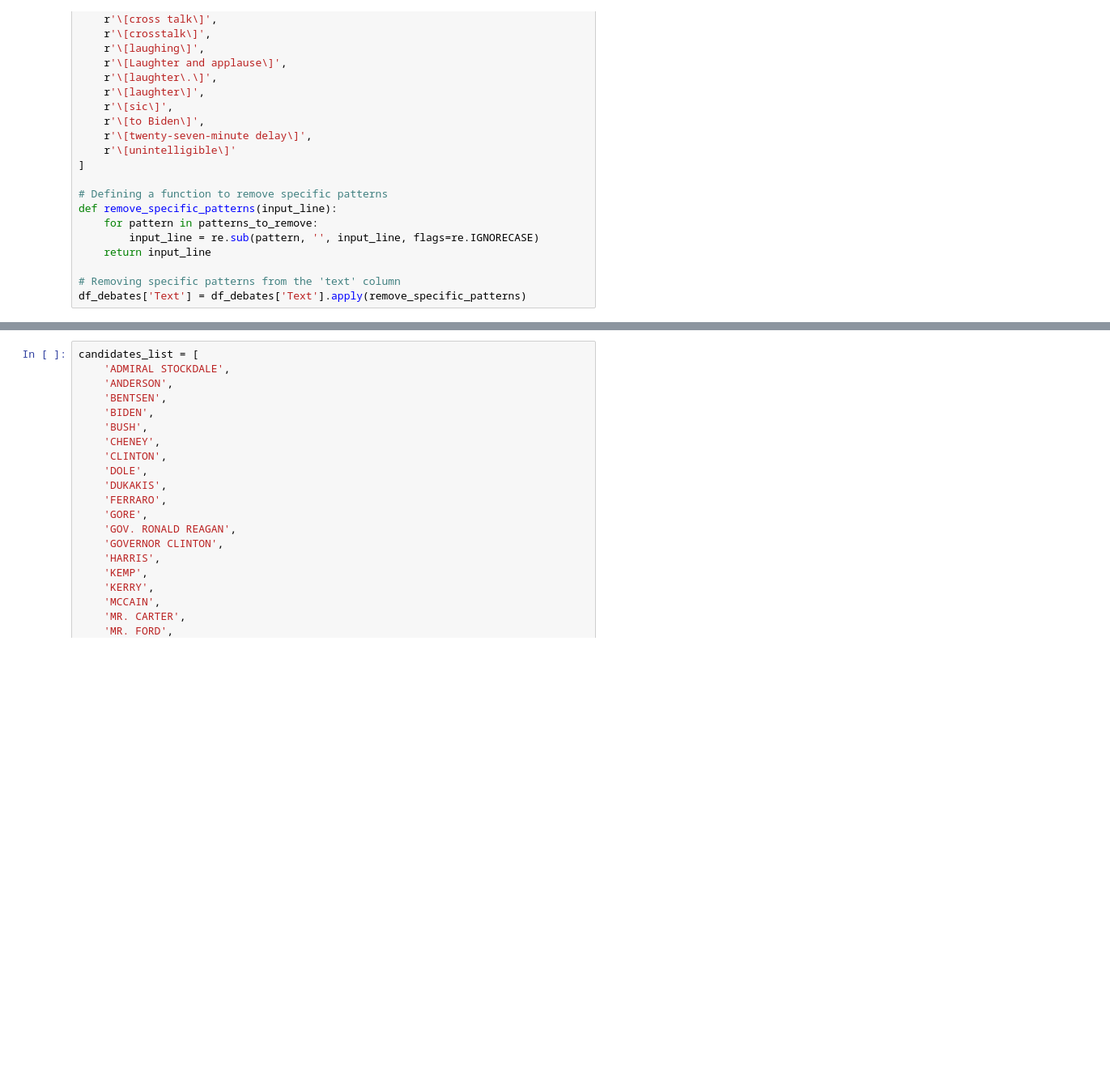
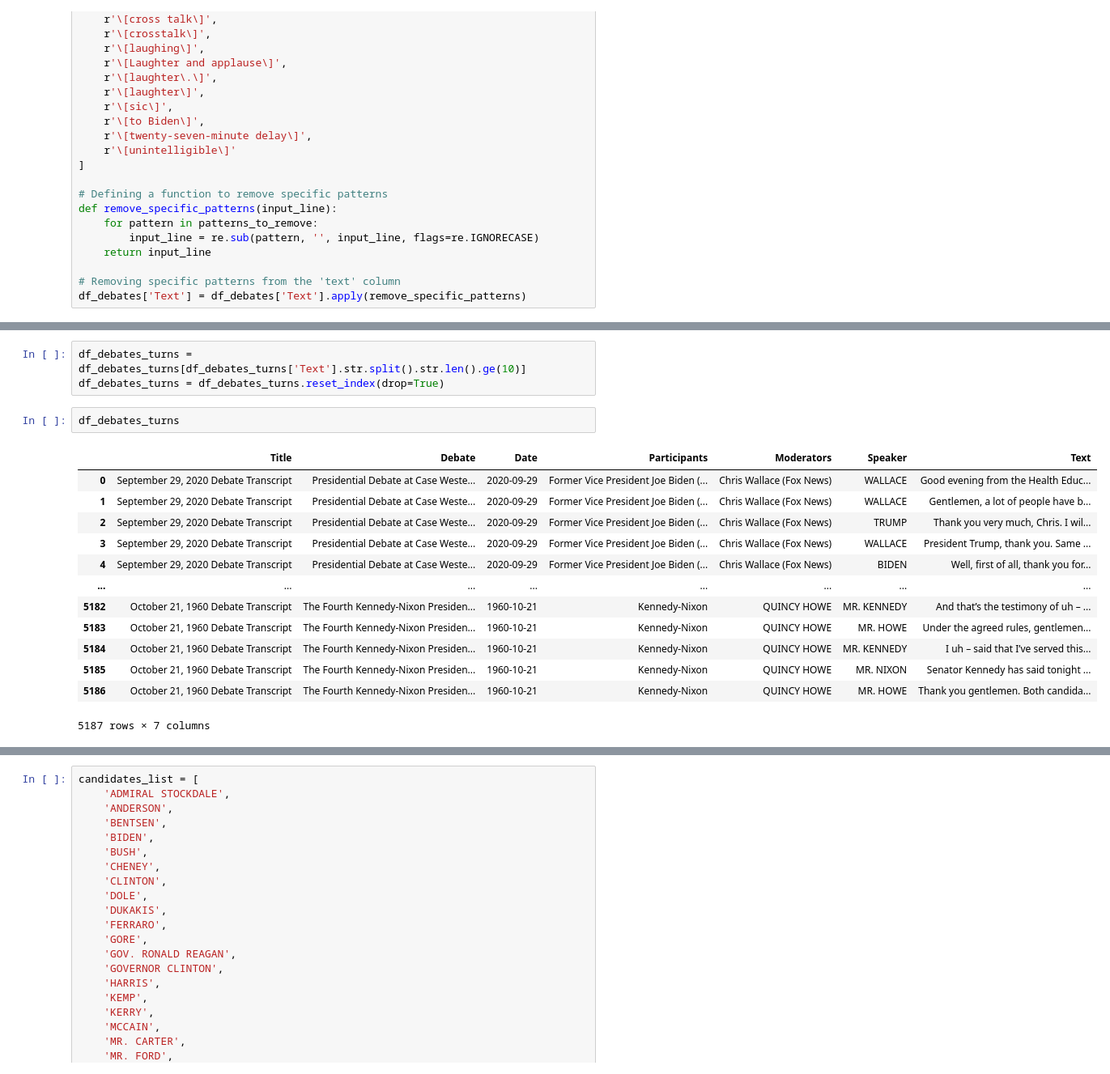
Before and after one commit to laelgelc/cl_st1_inrs, a Jupyter notebook: CL_St1_Ph2_INRS.ipynb, the cells around one changed output, grey strips where cells are left out. Shown at 81% size. Cells and saved outputs as stored; diff of their text form; blank space fills up the shorter version.

```diff
--- a/CL_St1_Ph2_INRS.ipynb
+++ b/CL_St1_Ph2_INRS.ipynb
@@ -311 +388,20 @@ df_debates
+# %%
+df_debates_turns = df_debates_turns[df_debates_turns['Text'].str.split().str.len().ge(10)]
+df_debates_turns = df_debates_turns.reset_index(drop=True)
+# %%
+df_debates_turns
+# %% [output]
+|  | Title | Debate | Date | Participants | Moderators | Speaker | Text |
+| 0 | September 29, 2020 Debate Transcript | Presidential Debate at Case Weste... | 2020-09-29 | Former Vice President Joe Biden (... | Chris Wallace (Fox News) | WALLACE | Good evening from the Health Educ... |
+| 1 | September 29, 2020 Debate Transcript | Presidential Debate at Case Weste... | 2020-09-29 | Former Vice President Joe Biden (... | Chris Wallace (Fox News) | WALLACE | Gentlemen, a lot of people have b... |
+| 2 | September 29, 2020 Debate Transcript | Presidential Debate at Case Weste... | 2020-09-29 | Former Vice President Joe Biden (... | Chris Wallace (Fox News) | TRUMP | Thank you very much, Chris. I wil... |
+| 3 | September 29, 2020 Debate Transcript | Presidential Debate at Case Weste... | 2020-09-29 | Former Vice President Joe Biden (... | Chris Wallace (Fox News) | WALLACE | President Trump, thank you. Same ... |
+| 4 | September 29, 2020 Debate Transcript | Presidential Debate at Case Weste... | 2020-09-29 | Former Vice President Joe Biden (... | Chris Wallace (Fox News) | BIDEN | Well, first of all, thank you for... |
+| ... | ... | ... | ... | ... | ... | ... | ... |
+| 5182 | October 21, 1960 Debate Transcript | The Fourth Kennedy-Nixon Presiden... | 1960-10-21 | Kennedy-Nixon | QUINCY HOWE | MR. KENNEDY | And that’s the testimony of uh – ... |
+| 5183 | October 21, 1960 Debate Transcript | The Fourth Kennedy-Nixon Presiden... | 1960-10-21 | Kennedy-Nixon | QUINCY HOWE | MR. HOWE | Under the agreed rules, gentlemen... |
+| 5184 | October 21, 1960 Debate Transcript | The Fourth Kennedy-Nixon Presiden... | 1960-10-21 | Kennedy-Nixon | QUINCY HOWE | MR. KENNEDY | I uh – said that I’ve served this... |
+| 5185 | October 21, 1960 Debate Transcript | The Fourth Kennedy-Nixon Presiden... | 1960-10-21 | Kennedy-Nixon | QUINCY HOWE | MR. NIXON | Senator Kennedy has said tonight ... |
+| 5186 | October 21, 1960 Debate Transcript | The Fourth Kennedy-Nixon Presiden... | 1960-10-21 | Kennedy-Nixon | QUINCY HOWE | MR. HOWE | Thank you gentlemen. Both candida... |
+5187 rows × 7 columns
 # %%
```
Also changed, not shown: parts of 11 cells of this notebook.
